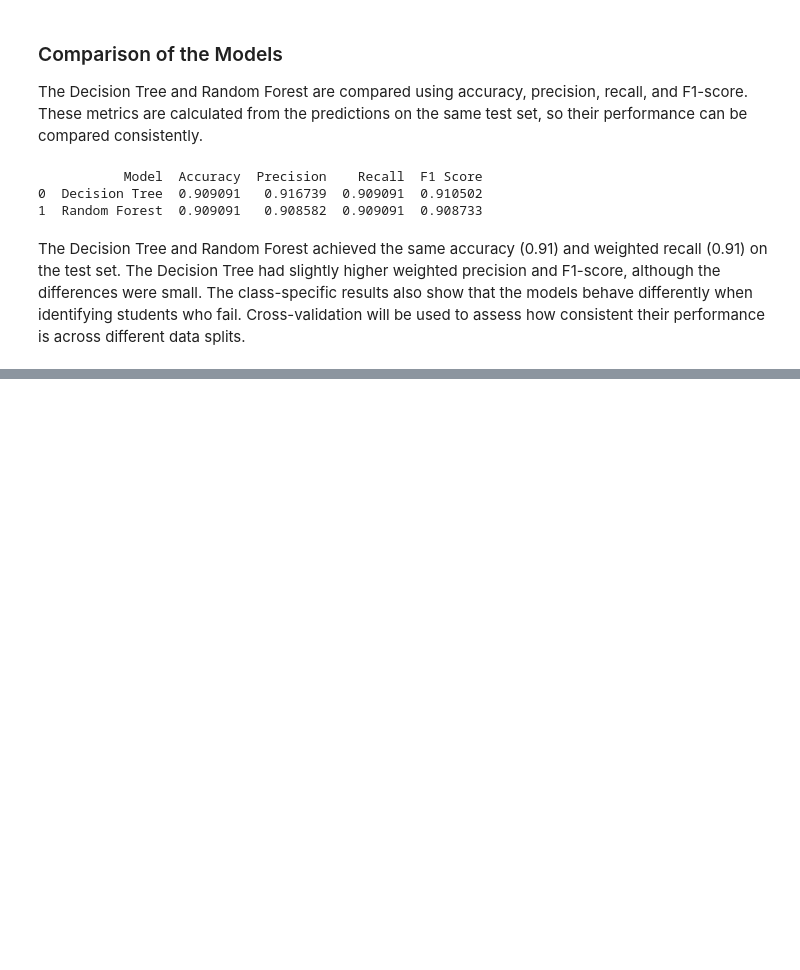
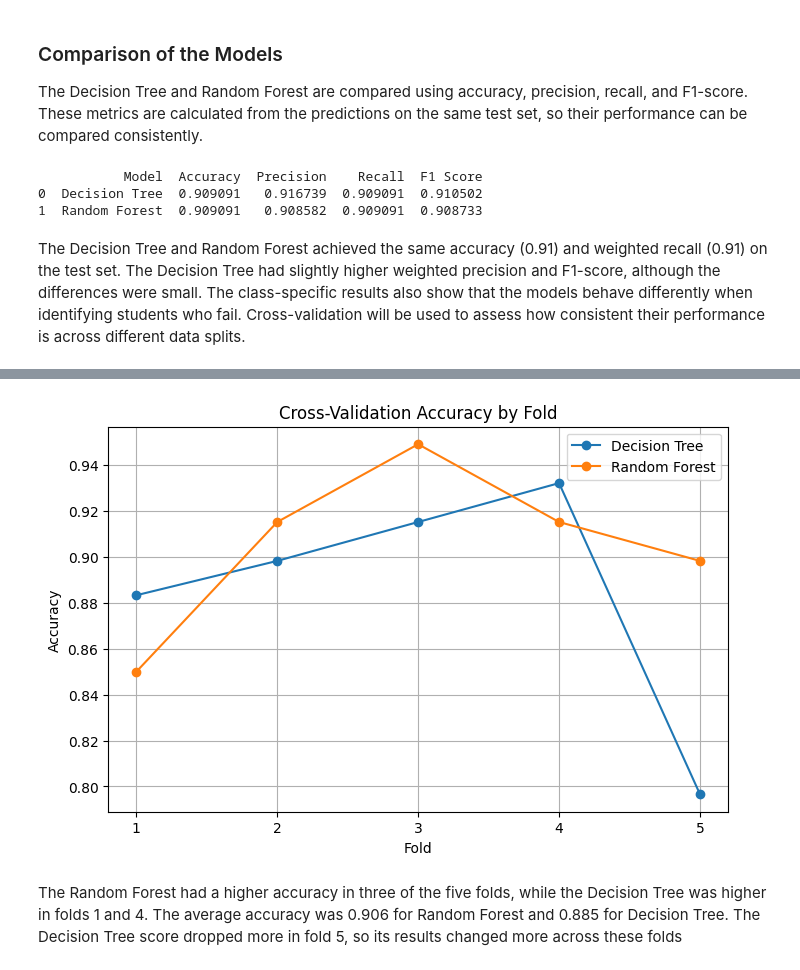
Before and after one commit to LourdesHerrera/ML_CA1_StudentPerformance, a Jupyter notebook: Machine_Learning_CA1.ipynb, the cells around one changed output, grey strips where cells are left out. Saved outputs shown, nothing was run; the diff lists cells and outputs as text; code cells hidden in the pictures; blank space fills up the shorter version.

Commit message:
added cross validation

```diff
--- a/Machine_Learning_CA1.ipynb
+++ b/Machine_Learning_CA1.ipynb
@@ -399,0 +404,14 @@ The Decision Tree and Random Forest achieved the same accuracy (0.91) and weight
+# %%
+from sklearn.model_selection import cross_val_score
+
+# Cross-validation for the Decision Tree
+cv_scores_dt = cross_val_score(dt_classifier, X_train_encoded, y_train, scoring='accuracy', cv=5)
+
+print('Decision Tree CV scores:', cv_scores_dt)
+print('Decision Tree Mean CV Accuracy:', cv_scores_dt.mean())
+
+# Cross-validation for the Random Forest
+cv_scores_rf = cross_val_score(clf_RF, X_train_encoded, y_train, scoring='accuracy',cv=5)
+
+print('Random Forest CV scores:', cv_scores_rf)
+print('Random Forest Mean CV Accuracy:', cv_scores_rf.mean())
@@ -399,0 +427,19 @@ The Decision Tree and Random Forest achieved the same accuracy (0.91) and weight
+# %%
+# Plot the cross-validation accuracy scores
+folds = range(1, 6)
+
+plt.figure(figsize=(8, 5))
+plt.plot(folds, cv_scores_dt, marker='o', label='Decision Tree')
+plt.plot(folds, cv_scores_rf, marker='o', label='Random Forest')
+
+plt.xlabel('Fold')
+plt.ylabel('Accuracy')
+plt.title('Cross-Validation Accuracy by Fold')
+plt.xticks(folds)
+plt.legend()
+plt.grid(True)
+plt.show()
+# %% [output]
+[figure, added]
+# %% [markdown]
+The Random Forest had a higher accuracy in three of the five folds, while the Decision Tree was higher in folds 1 and 4. The average accuracy was 0.906 for Random Forest and 0.885 for Decision Tree. The Decision Tree score dropped more in fold 5, so its results changed more across these folds
```
Also changed, not shown: parts of 3 cells of this notebook.
